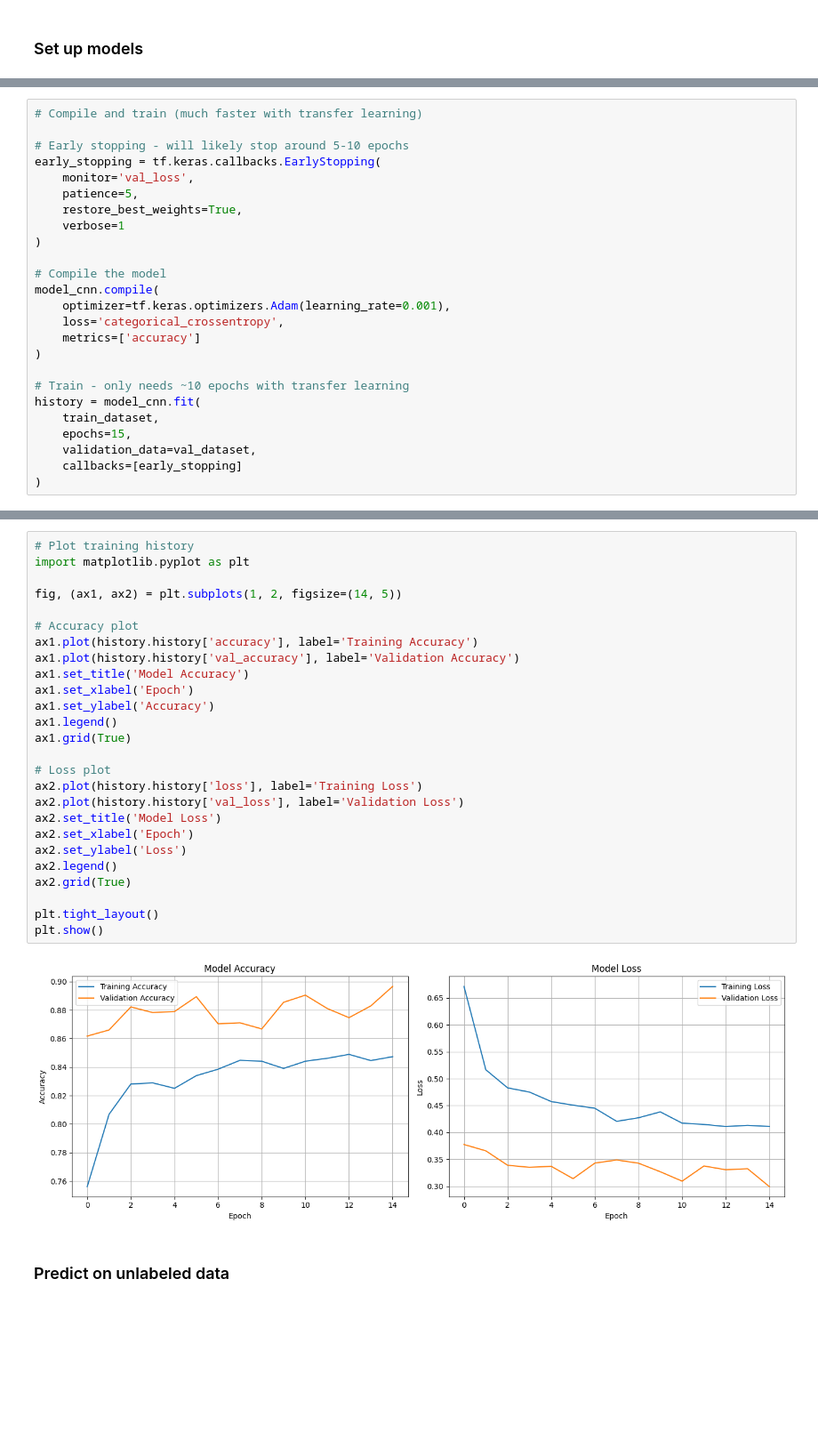
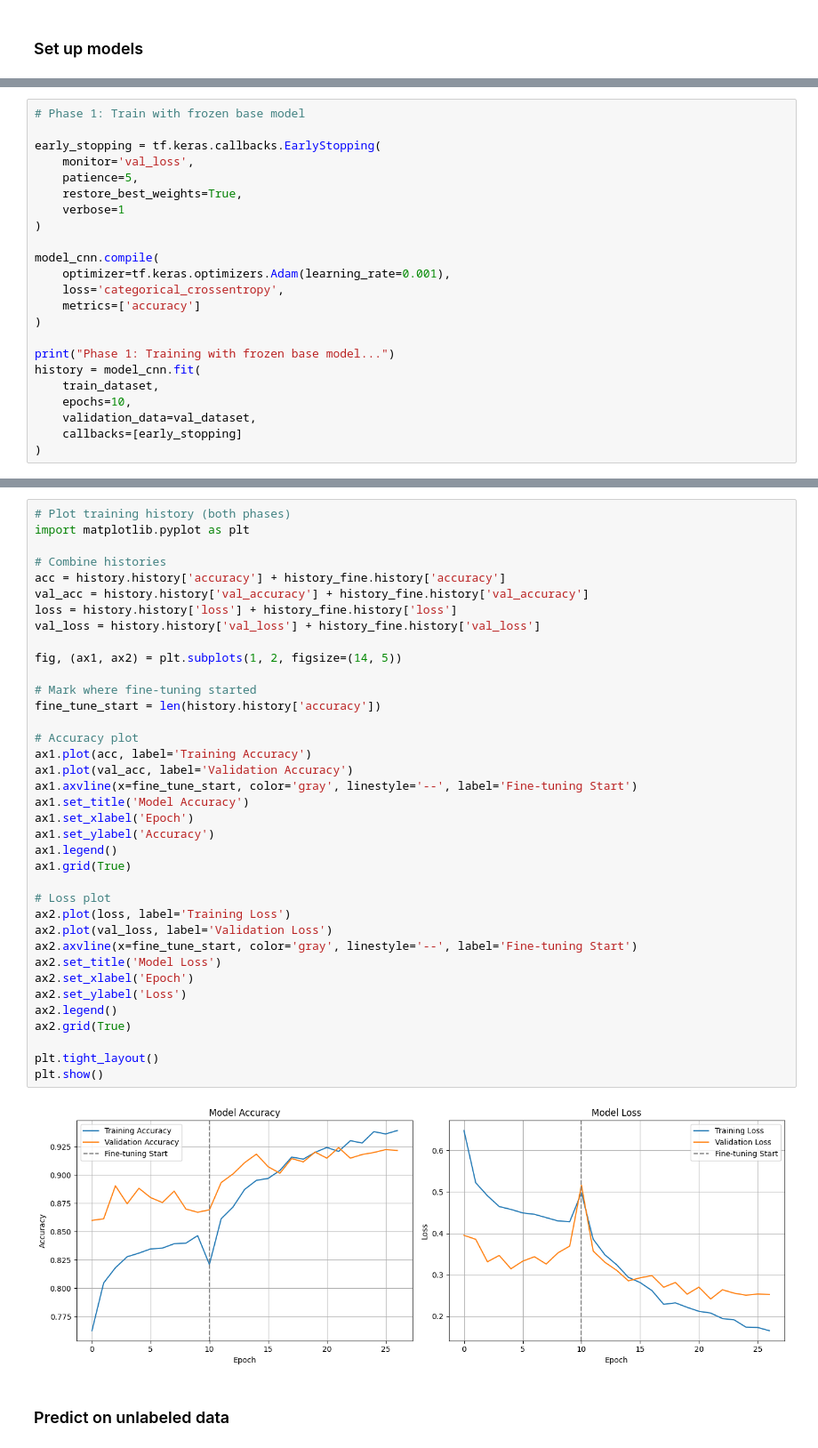
Before and after one commit to kasparpg/intel-image-classification, a Jupyter notebook: main.ipynb, the cells around one changed output, grey strips where cells are left out. Shown at 89% size. Saved outputs shown, nothing was run; the diff lists cells and outputs as text; blank space fills up the shorter version.

```diff
--- a/main.ipynb
+++ b/main.ipynb
@@ -124,7 +122,6 @@ Trainable parameters: 329,478
 # %%
-# Compile and train (much faster with transfer learning)
+# Phase 1: Train with frozen base model
 
-# Early stopping - will likely stop around 5-10 epochs
 early_stopping = tf.keras.callbacks.EarlyStopping(
     monitor='val_loss',
     patience=5,
@@ -132,17 +129,16 @@ early_stopping = tf.keras.callbacks.EarlyStopping(
     verbose=1
 )
 
-# Compile the model
 model_cnn.compile(
     optimizer=tf.keras.optimizers.Adam(learning_rate=0.001),
     loss='categorical_crossentropy',
     metrics=['accuracy']
 )
 
-# Train - only needs ~10 epochs with transfer learning
+print("Phase 1: Training with frozen base model...")
 history = model_cnn.fit(
     train_dataset,
-    epochs=15,
+    epochs=10,
     validation_data=val_dataset,
     callbacks=[early_stopping]
 )
@@ -178,31 +232,42 @@ Test loss: 0.3045
 # %%
-# Plot training history
+# Plot training history (both phases)
 import matplotlib.pyplot as plt
+
+# Combine histories
+acc = history.history['accuracy'] + history_fine.history['accuracy']
+val_acc = history.history['val_accuracy'] + history_fine.history['val_accuracy']
+loss = history.history['loss'] + history_fine.history['loss']
+val_loss = history.history['val_loss'] + history_fine.history['val_loss']
 
 fig, (ax1, ax2) = plt.subplots(1, 2, figsize=(14, 5))
 
+# Mark where fine-tuning started
+fine_tune_start = len(history.history['accuracy'])
+
 # Accuracy plot
-ax1.plot(history.history['accuracy'], label='Training Accuracy')
-ax1.plot(history.history['val_accuracy'], label='Validation Accuracy')
+ax1.plot(acc, label='Training Accuracy')
+ax1.plot(val_acc, label='Validation Accuracy')
+ax1.axvline(x=fine_tune_start, color='gray', linestyle='--', label='Fine-tuning Start')
 ax1.set_title('Model Accuracy')
 ax1.set_xlabel('Epoch')
 ax1.set_ylabel('Accuracy')
 ax1.legend()
 ax1.grid(True)
 
 # Loss plot
-ax2.plot(history.history['loss'], label='Training Loss')
-ax2.plot(history.history['val_loss'], label='Validation Loss')
+ax2.plot(loss, label='Training Loss')
+ax2.plot(val_loss, label='Validation Loss')
+ax2.axvline(x=fine_tune_start, color='gray', linestyle='--', label='Fine-tuning Start')
 ax2.set_title('Model Loss')
 ax2.set_xlabel('Epoch')
 ax2.set_ylabel('Loss')
 ax2.legend()
 ax2.grid(True)
 
 plt.tight_layout()
 plt.show()
 # %% [output]
-[figure, old version]
+[figure, new version]
 # %% [markdown]
 ### Predict on unlabeled data
 # %%
```
Also changed, not shown: parts of 7 cells of this notebook.
